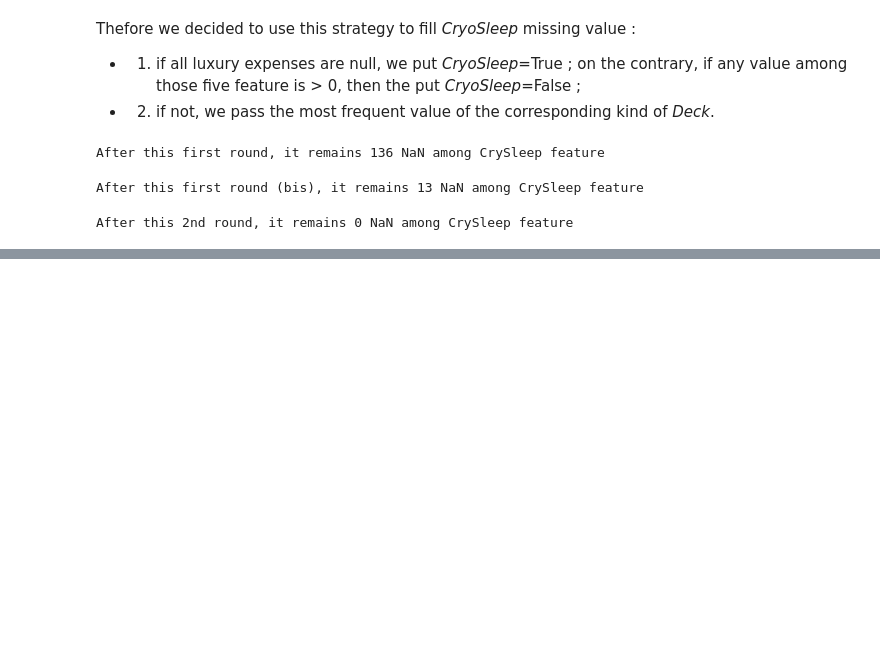
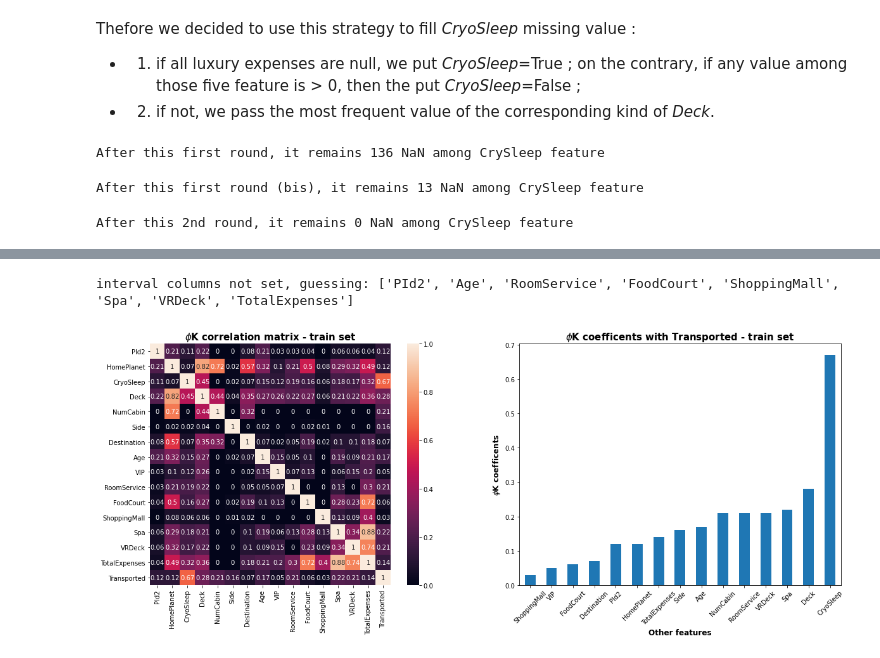
Before and after one commit to LukDuth/OC_Student_ML_P8_Titanic_Spaceship, a Jupyter notebook: Duthoit_Luke_1_Code_072022.ipynb, the cells around one changed output, grey strips where cells are left out. Cells and saved outputs as stored; diff of their text form; code cells hidden in the pictures; blank space fills up the shorter version.

```diff
--- a/Duthoit_Luke_1_Code_072022.ipynb
+++ b/Duthoit_Luke_1_Code_072022.ipynb
@@ -1074,0 +1163,4 @@ df_all[pd.notna(df_all['NumCabin'])]['LastName'].unique(), df_all[df_all['NumCab
+# %%
+kimp = KNNImputer(n_neighbors=10)
+# %%
+df_complete['Age'] = kimp.fit_transform(df_complete[['Age', 'RoomService', 'FoodCourt', 'ShoppingMall', 'Spa', 'VRDeck']])[:,0]
@@ -1074,0 +1174,3 @@ df_all[pd.notna(df_all['NumCabin'])]['LastName'].unique(), df_all[df_all['NumCab
+# %%
+indx = df_complete[df_complete['VIP'].isna()].index
+df_complete.loc[indx, 'VIP'] = False
@@ -1074,0 +1197,17 @@ df_all[pd.notna(df_all['NumCabin'])]['LastName'].unique(), df_all[df_all['NumCab
+# %%
+phik_corr_matrix = df_complete[df_complete['TrainOrTest']=='Train'].drop(
+    axis=1,columns=['TrainOrTest', 'PId1', 'FirstName','LastName']
+).phik_matrix().round(2)
+# %% [output]
+interval columns not set, guessing: ['PId2', 'Age', 'RoomService', 'FoodCourt', 'ShoppingMall', 'Spa', 'VRDeck', 'TotalExpenses']
+# %%
+plt.figure('PhiK correlation coefficients - after filling missing values', figsize=(20,7)), plt.clf()
+axe1, axe2 = plt.subplot(121), plt.subplot(122)
+axe1.set_title(r'$\phi$K correlation matrix - train set', fontsize=15, fontweight='bold')
+sns.heatmap(phik_corr_matrix, cbar=True, square=True, annot=True, ax=axe1)
+axe2.set_title(r'$\phi$K coefficents with Transported - train set', fontsize=15, fontweight='bold')
+axe2.set_ylabel(r'$\phi$K coefficents', fontsize=12, fontweight='bold'), axe2.set_xlabel('Other features', fontsize=12, fontweight='bold')
+phik_corr_matrix['Transported'][:-1].sort_values().plot.bar(ax=axe2, rot=45)
+del axe1, axe2
+# %% [output]
+[figure, added]
```
Also changed, not shown: parts of 96 cells of this notebook.
